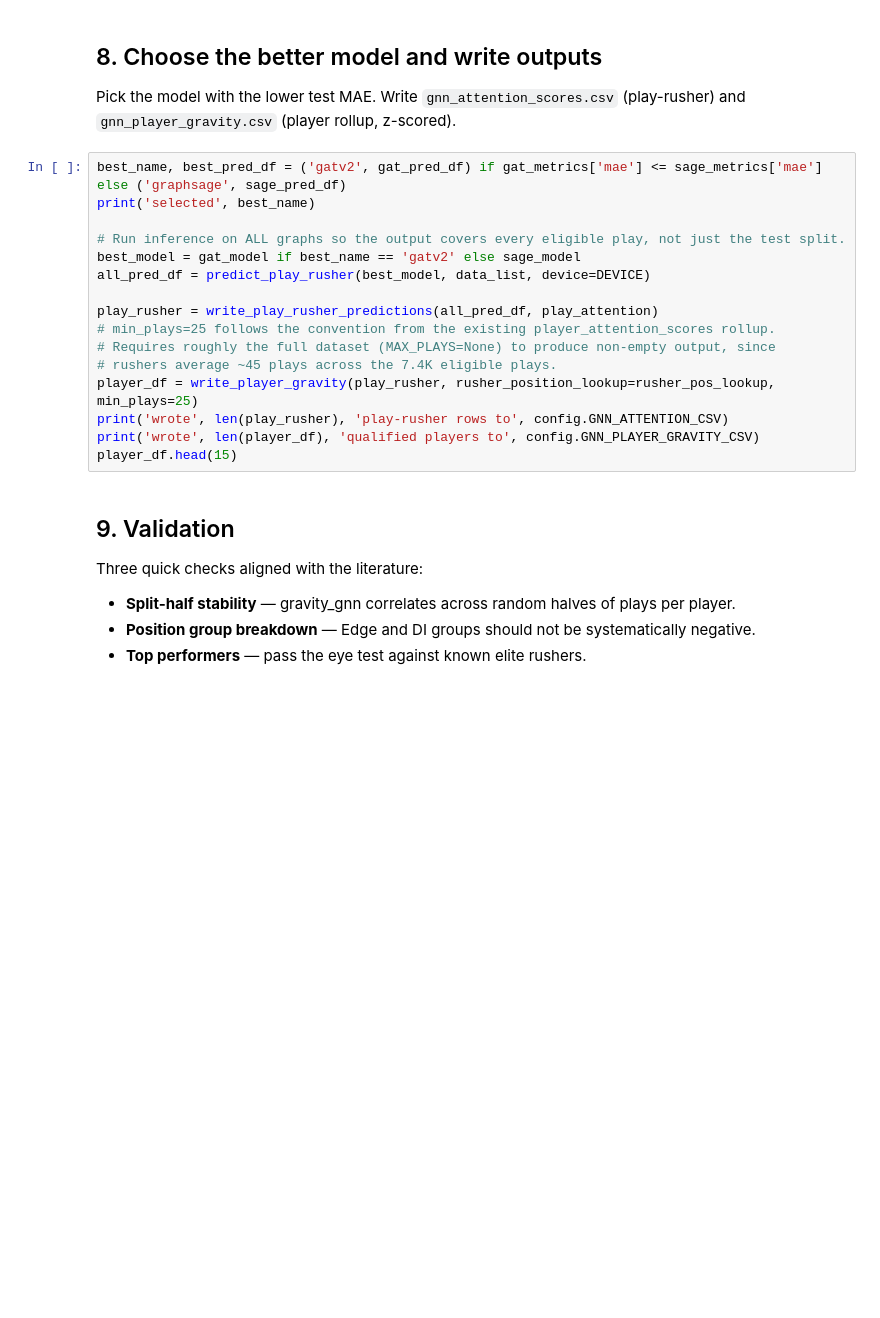
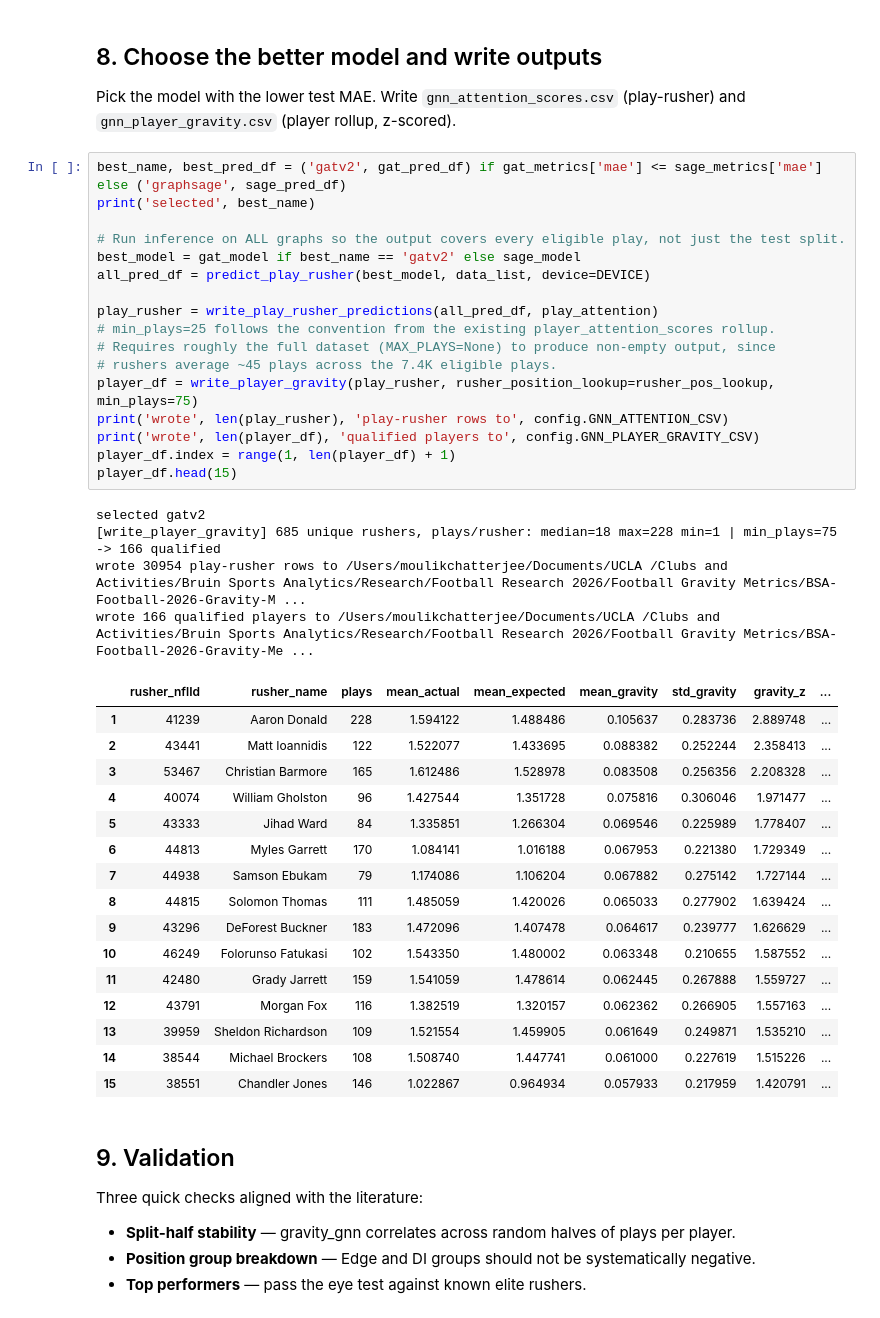
Before and after one commit to mouchatt6/BSA-Football-2026-Gravity-Metrics, a Jupyter notebook: gnn/run_gnn_pipeline.ipynb, the cells around one changed output. Saved outputs shown, nothing was run; the diff lists cells and outputs as text; blank space fills up the shorter version.

Commit message:
Adding new gnn pipeline notebook with all eligible plays

```diff
--- a/gnn/run_gnn_pipeline.ipynb
+++ b/gnn/run_gnn_pipeline.ipynb
@@ -265,19 +286,41 @@ Pick the model with the lower test MAE. Write `gnn_attention_scores.csv` (play-r
 # %%
 best_name, best_pred_df = ('gatv2', gat_pred_df) if gat_metrics['mae'] <= sage_metrics['mae'] else ('graphsage', sage_pred_df)
 print('selected', best_name)
 
 # Run inference on ALL graphs so the output covers every eligible play, not just the test split.
 best_model = gat_model if best_name == 'gatv2' else sage_model
 all_pred_df = predict_play_rusher(best_model, data_list, device=DEVICE)
 
 play_rusher = write_play_rusher_predictions(all_pred_df, play_attention)
 # min_plays=25 follows the convention from the existing player_attention_scores rollup.
 # Requires roughly the full dataset (MAX_PLAYS=None) to produce non-empty output, since
 # rushers average ~45 plays across the 7.4K eligible plays.
-player_df = write_player_gravity(play_rusher, rusher_position_lookup=rusher_pos_lookup, min_plays=25)
+player_df = write_player_gravity(play_rusher, rusher_position_lookup=rusher_pos_lookup, min_plays=75)
 print('wrote', len(play_rusher), 'play-rusher rows to', config.GNN_ATTENTION_CSV)
 print('wrote', len(player_df), 'qualified players to', config.GNN_PLAYER_GRAVITY_CSV)
+player_df.index = range(1, len(player_df) + 1)
 player_df.head(15)
+# %% [output]
+selected gatv2
+[write_player_gravity] 685 unique rushers, plays/rusher: median=18 max=228 min=1 | min_plays=75 -> 166 qualified
+wrote 30954 play-rusher rows to /Users/moulikchatterjee/Documents/UCLA /Clubs and Activities/Bruin Sports Analytics/Research/Football Research 2026/Football Gravity Metrics/BSA-Football-2026-Gravity-M ...
+wrote 166 qualified players to /Users/moulikchatterjee/Documents/UCLA /Clubs and Activities/Bruin Sports Analytics/Research/Football Research 2026/Football Gravity Metrics/BSA-Football-2026-Gravity-Me ...
+|  | rusher_nflId | rusher_name | plays | mean_actual | mean_expected | mean_gravity | std_gravity | gravity_z | ... |
+| 1 | 41239 | Aaron Donald | 228 | 1.594122 | 1.488486 | 0.105637 | 0.283736 | 2.889748 | ... |
+| 2 | 43441 | Matt Ioannidis | 122 | 1.522077 | 1.433695 | 0.088382 | 0.252244 | 2.358413 | ... |
+| 3 | 53467 | Christian Barmore | 165 | 1.612486 | 1.528978 | 0.083508 | 0.256356 | 2.208328 | ... |
+| 4 | 40074 | William Gholston | 96 | 1.427544 | 1.351728 | 0.075816 | 0.306046 | 1.971477 | ... |
+| 5 | 43333 | Jihad Ward | 84 | 1.335851 | 1.266304 | 0.069546 | 0.225989 | 1.778407 | ... |
+| 6 | 44813 | Myles Garrett | 170 | 1.084141 | 1.016188 | 0.067953 | 0.221380 | 1.729349 | ... |
+| 7 | 44938 | Samson Ebukam | 79 | 1.174086 | 1.106204 | 0.067882 | 0.275142 | 1.727144 | ... |
+| 8 | 44815 | Solomon Thomas | 111 | 1.485059 | 1.420026 | 0.065033 | 0.277902 | 1.639424 | ... |
+| 9 | 43296 | DeForest Buckner | 183 | 1.472096 | 1.407478 | 0.064617 | 0.239777 | 1.626629 | ... |
+| 10 | 46249 | Folorunso Fatukasi | 102 | 1.543350 | 1.480002 | 0.063348 | 0.210655 | 1.587552 | ... |
+| 11 | 42480 | Grady Jarrett | 159 | 1.541059 | 1.478614 | 0.062445 | 0.267888 | 1.559727 | ... |
+| 12 | 43791 | Morgan Fox | 116 | 1.382519 | 1.320157 | 0.062362 | 0.266905 | 1.557163 | ... |
+| 13 | 39959 | Sheldon Richardson | 109 | 1.521554 | 1.459905 | 0.061649 | 0.249871 | 1.535210 | ... |
+| 14 | 38544 | Michael Brockers | 108 | 1.508740 | 1.447741 | 0.061000 | 0.227619 | 1.515226 | ... |
+| 15 | 38551 | Chandler Jones | 146 | 1.022867 | 0.964934 | 0.057933 | 0.217959 | 1.420791 | ... |
 # %% [markdown]
 ## 9. Validation
 Three quick checks aligned with the literature:
```
Also changed, not shown: parts of 14 cells of this notebook.
